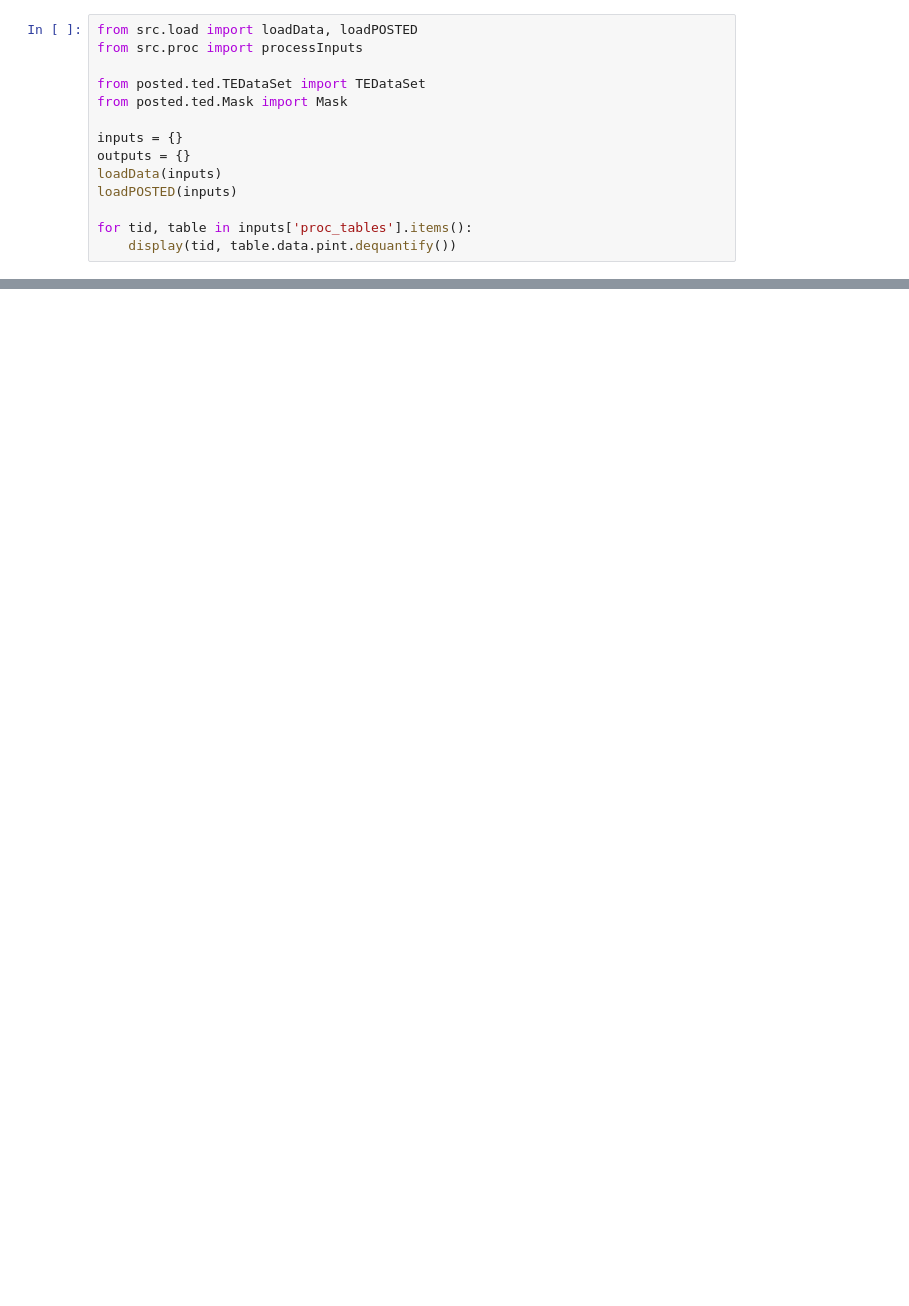
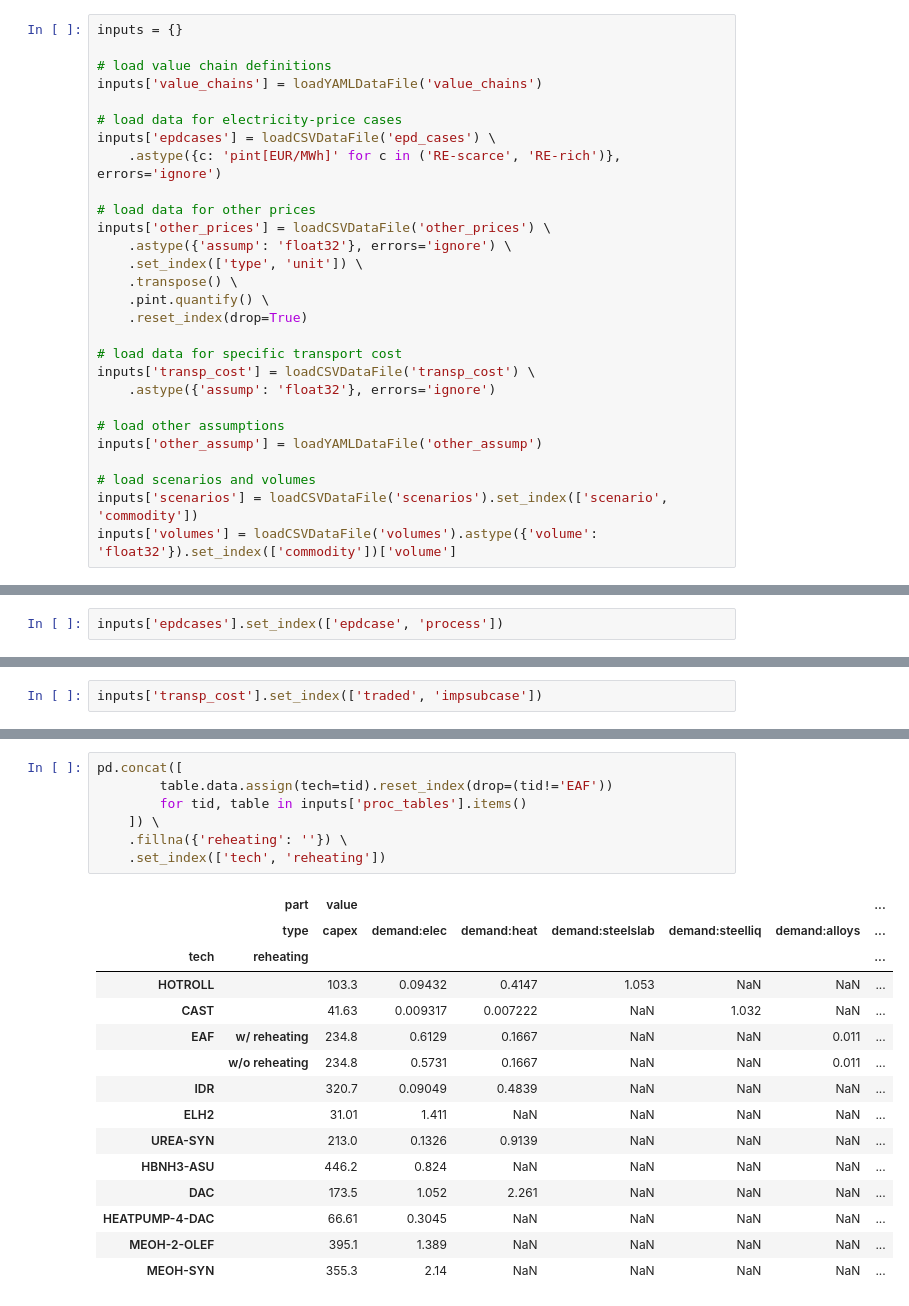
Before and after one commit to PhilippVerpoort/green-value-chains, a Jupyter notebook: Notebook.ipynb, the cells around one changed output, grey strips where cells are left out. Drawn from its saved outputs; the diff is of its cells as text; blank space fills up the shorter version.

```diff
--- a/Notebook.ipynb
+++ b/Notebook.ipynb
@@ -3,14 +69,28 @@
 # %%
-from src.load import loadData, loadPOSTED
-from src.proc import processInputs
+inputs = {}
 
-from posted.ted.TEDataSet import TEDataSet
-from posted.ted.Mask import Mask
+# load value chain definitions
+inputs['value_chains'] = loadYAMLDataFile('value_chains')
 
-inputs = {}
-outputs = {}
-loadData(inputs)
-loadPOSTED(inputs)
+# load data for electricity-price cases
+inputs['epdcases'] = loadCSVDataFile('epd_cases') \
+    .astype({c: 'pint[EUR/MWh]' for c in ('RE-scarce', 'RE-rich')}, errors='ignore')
 
-for tid, table in inputs['proc_tables'].items():
-    display(tid, table.data.pint.dequantify())
+# load data for other prices
+inputs['other_prices'] = loadCSVDataFile('other_prices') \
+    .astype({'assump': 'float32'}, errors='ignore') \
+    .set_index(['type', 'unit']) \
+    .transpose() \
+    .pint.quantify() \
+    .reset_index(drop=True)
+
+# load data for specific transport cost
+inputs['transp_cost'] = loadCSVDataFile('transp_cost') \
+    .astype({'assump': 'float32'}, errors='ignore')
+
+# load other assumptions
+inputs['other_assump'] = loadYAMLDataFile('other_assump')
+
+# load scenarios and volumes
+inputs['scenarios'] = loadCSVDataFile('scenarios').set_index(['scenario', 'commodity'])
+inputs['volumes'] = loadCSVDataFile('volumes').astype({'volume': 'float32'}).set_index(['commodity'])['volume']
@@ -54,0 +99,2 @@ for tid, table in inputs['proc_tables'].items():
+# %%
+inputs['epdcases'].set_index(['epdcase', 'process'])
@@ -54,0 +129,2 @@ for tid, table in inputs['proc_tables'].items():
+# %%
+inputs['transp_cost'].set_index(['traded', 'impsubcase'])
@@ -54,0 +234,23 @@ for tid, table in inputs['proc_tables'].items():
+# %%
+pd.concat([
+        table.data.assign(tech=tid).reset_index(drop=(tid!='EAF'))
+        for tid, table in inputs['proc_tables'].items()
+    ]) \
+    .fillna({'reheating': ''}) \
+    .set_index(['tech', 'reheating'])
+# %% [output]
+|  | part | value |  |  |  |  |  | ... |
+|  | type | capex | demand:elec | demand:heat | demand:steelslab | demand:steelliq | demand:alloys | ... |
+| tech | reheating |  |  |  |  |  |  | ... |
+| HOTROLL |  | 103.3 | 0.09432 | 0.4147 | 1.053 | NaN | NaN | ... |
+| CAST |  | 41.63 | 0.009317 | 0.007222 | NaN | 1.032 | NaN | ... |
+| EAF | w/ reheating | 234.8 | 0.6129 | 0.1667 | NaN | NaN | 0.011 | ... |
+|  | w/o reheating | 234.8 | 0.5731 | 0.1667 | NaN | NaN | 0.011 | ... |
+| IDR |  | 320.7 | 0.09049 | 0.4839 | NaN | NaN | NaN | ... |
+| ELH2 |  | 31.01 | 1.411 | NaN | NaN | NaN | NaN | ... |
+| UREA-SYN |  | 213.0 | 0.1326 | 0.9139 | NaN | NaN | NaN | ... |
+| HBNH3-ASU |  | 446.2 | 0.824 | NaN | NaN | NaN | NaN | ... |
+| DAC |  | 173.5 | 1.052 | 2.261 | NaN | NaN | NaN | ... |
+| HEATPUMP-4-DAC |  | 66.61 | 0.3045 | NaN | NaN | NaN | NaN | ... |
+| MEOH-2-OLEF |  | 395.1 | 1.389 | NaN | NaN | NaN | NaN | ... |
+| MEOH-SYN |  | 355.3 | 2.14 | NaN | NaN | NaN | NaN | ... |
```
Also changed, not shown: parts of 36 cells of this notebook.
